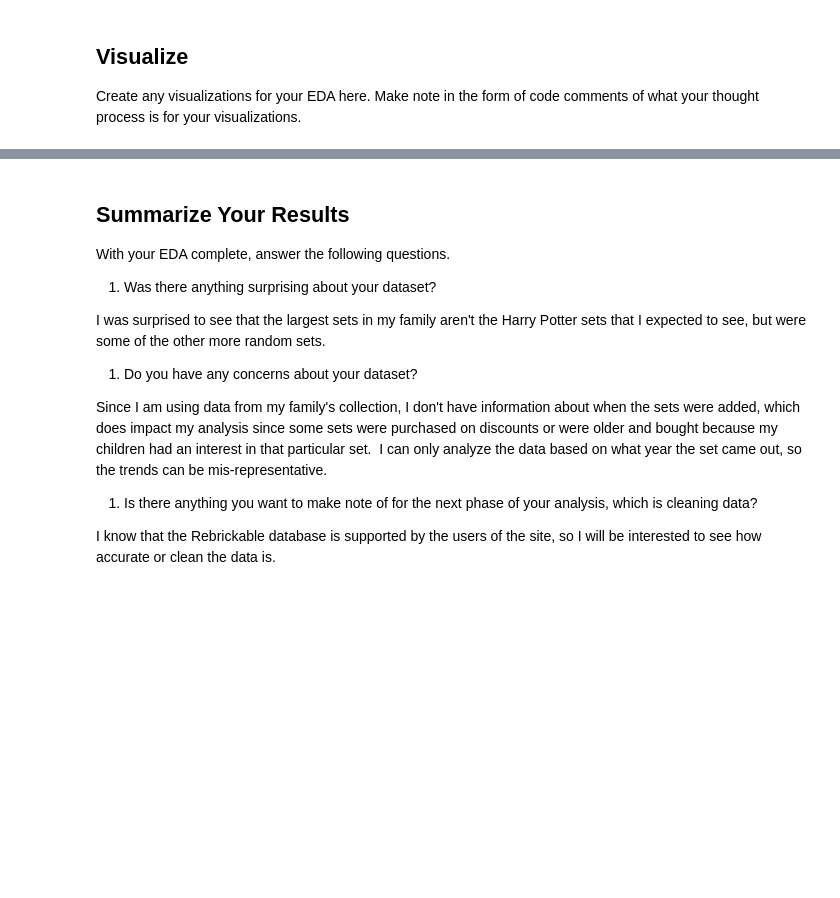
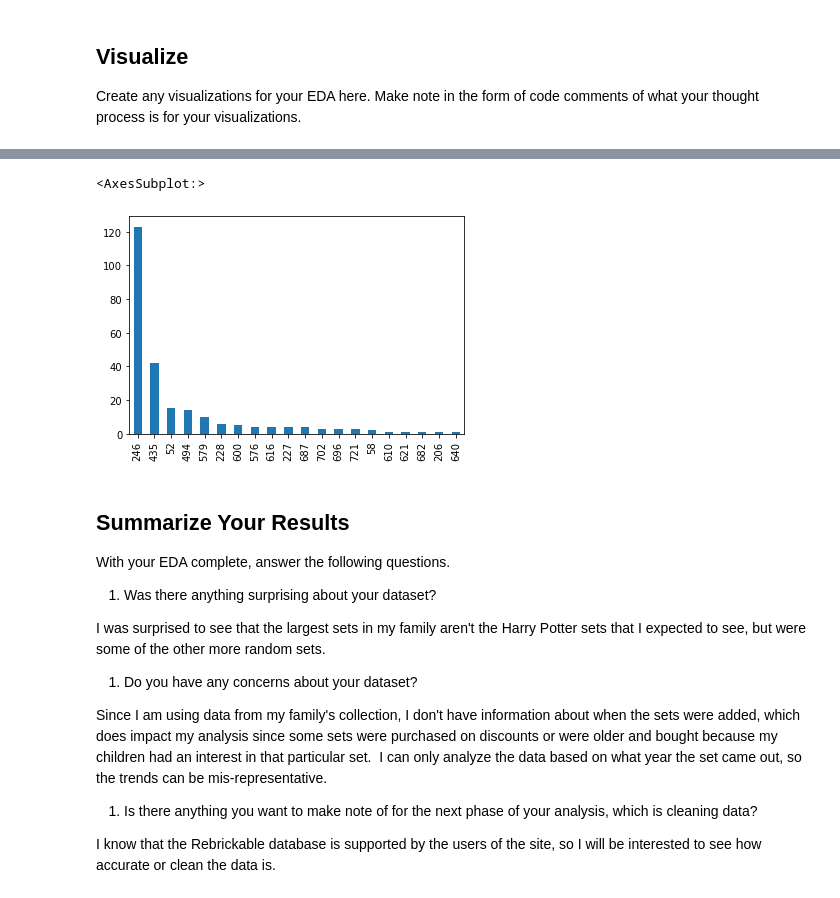
Before and after one commit to ARichards25/eda-checkpoint, a Jupyter notebook: checkpoint-two.ipynb, the cells around one changed output, grey strips where cells are left out. Saved outputs shown, nothing was run; the diff lists cells and outputs as text; code cells hidden in the pictures; blank space fills up the shorter version.

```diff
--- a/checkpoint-two.ipynb
+++ b/checkpoint-two.ipynb
@@ -200,0 +286,4 @@ by_year
+# %%
+#I am also interested to see if the largest sets have the highest number of minifigures.
+mf_sets = set_names.join(inventories.set_index('set_num'), on='Set Number')
+mf_sets
@@ -200,0 +318,3 @@ by_year
+# %%
+mf_sets2 = mf_sets[mf_sets['version'] <= 1]
+mf_sets2
@@ -200,0 +335,3 @@ by_year
+# %%
+sets_mf = mf_sets2.join(inv_mf.set_index('inventory_id'),on = 'id').index
+sets_mf
@@ -215,3 +370,8 @@ set_names.year.value_counts().plot(kind='bar')
+# %%
+sets_mf.theme_id.value_counts().plot(kind='bar')
+# %% [output]
+<AxesSubplot:>
+[figure, added]
 # %% [markdown]
 ## Summarize Your Results
 
```
Also changed, not shown: parts of 18 cells of this notebook.
